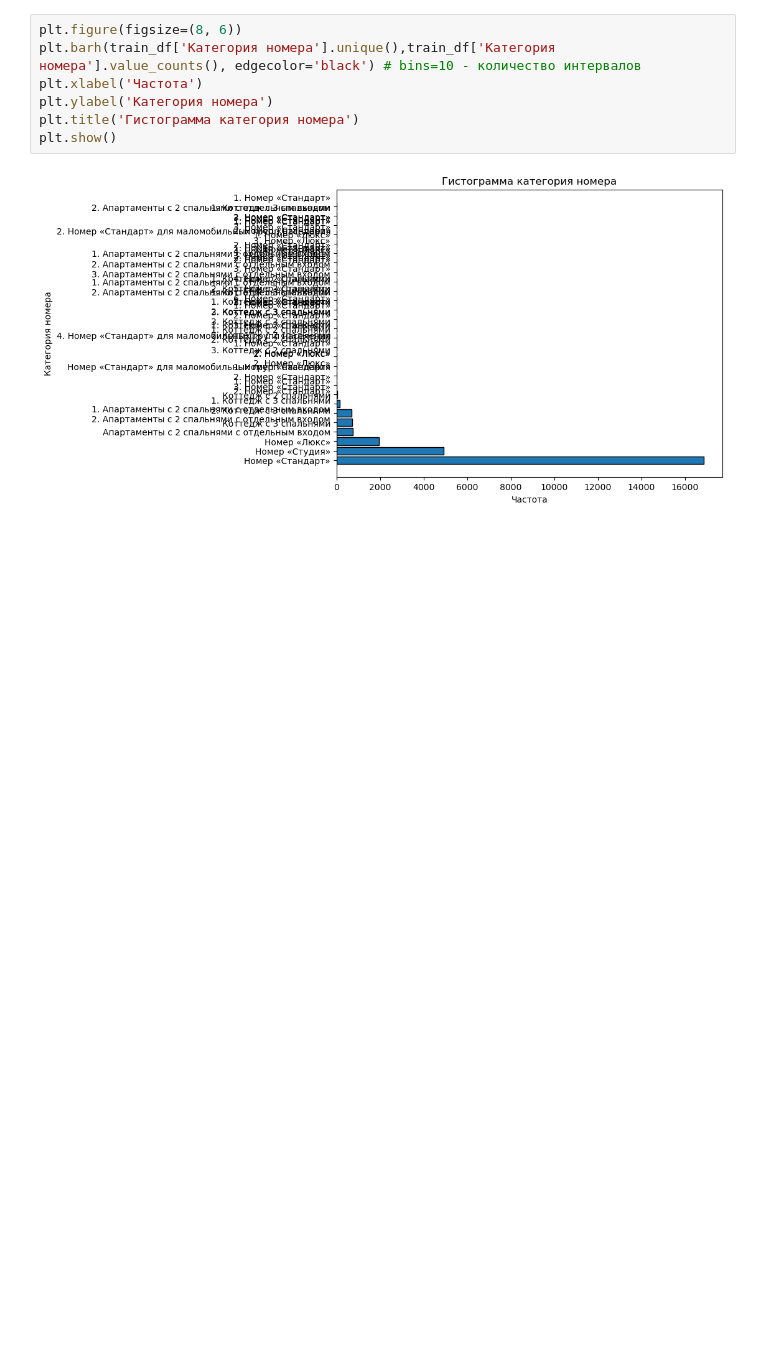
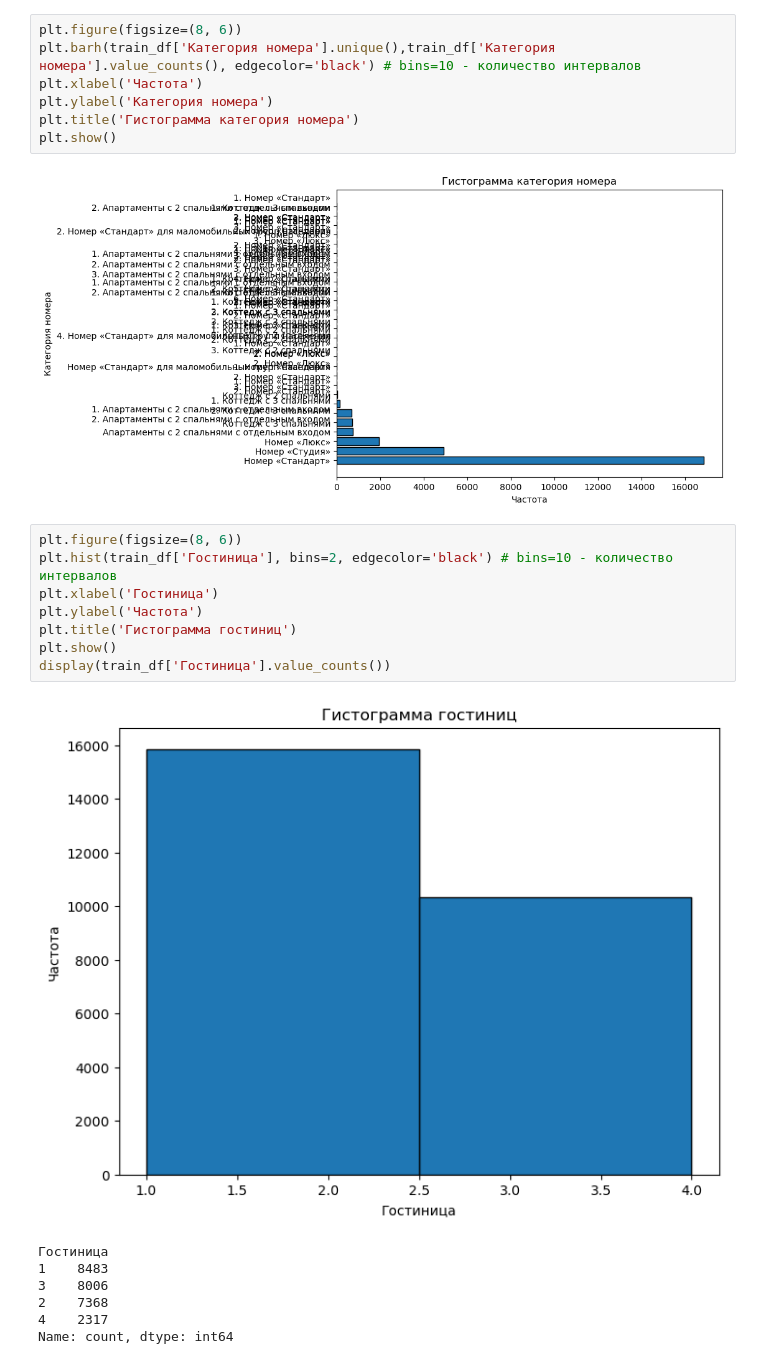
Before and after one commit to impartac/PSB_hack, a Jupyter notebook: scripts/data_preproc.ipynb, the cells around one changed output. Cells and saved outputs as stored; diff of their text form; blank space fills up the shorter version.

```diff
--- a/scripts/data_preproc.ipynb
+++ b/scripts/data_preproc.ipynb
@@ -213,3 +213,19 @@ plt.title('Гистограмма категория номера')
 plt.show()
 # %% [output]
 [figure]
+# %%
+plt.figure(figsize=(8, 6))
+plt.hist(train_df['Гостиница'], bins=2, edgecolor='black') # bins=10 - количество интервалов
+plt.xlabel('Гостиница')
+plt.ylabel('Частота')
+plt.title('Гистограмма гостиниц')
+plt.show()
+display(train_df['Гостиница'].value_counts())
+# %% [output]
+[figure, added]
+Гостиница
+1    8483
+3    8006
+2    7368
+4    2317
+Name: count, dtype: int64
```
Also changed, not shown: 6 other files.
